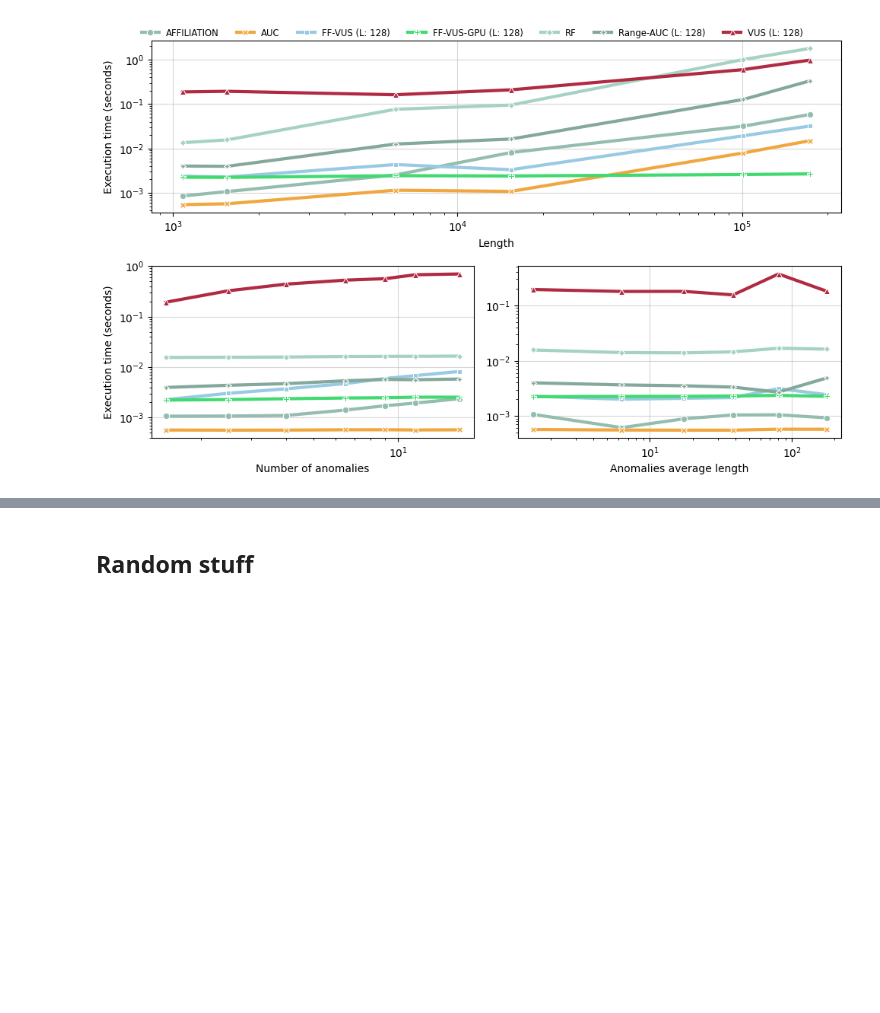
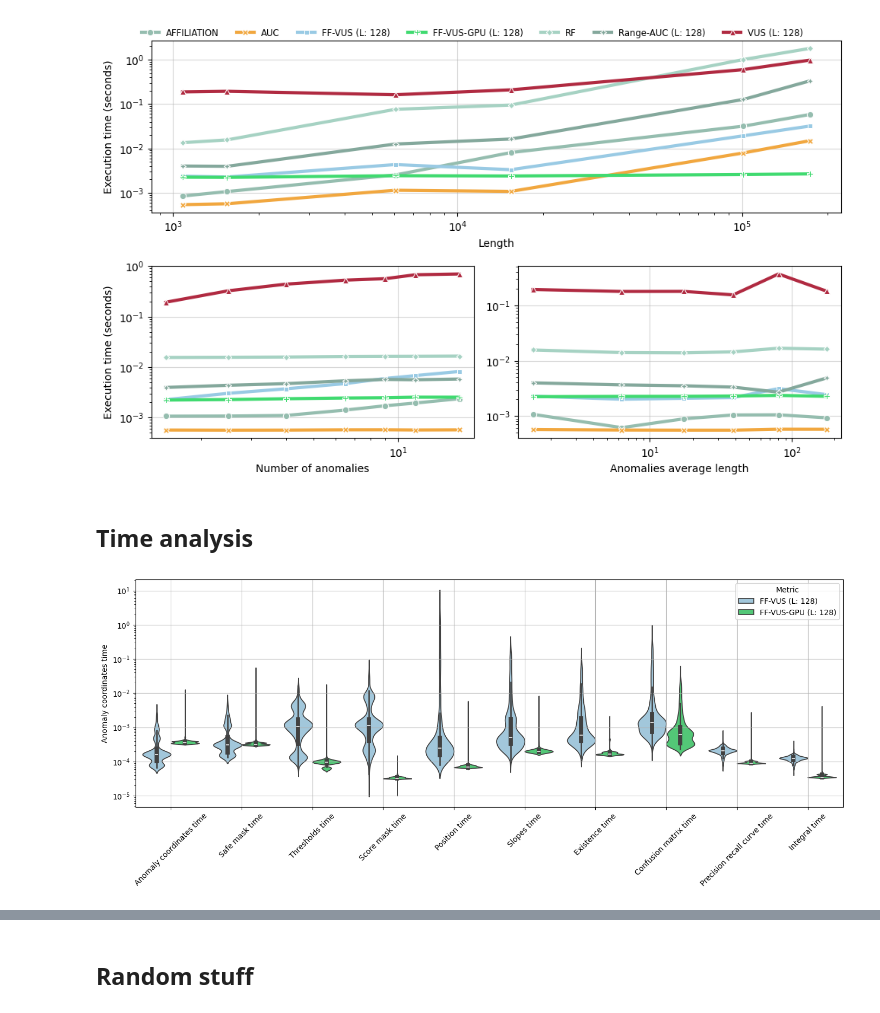
Before and after one commit to sylligardos/ff-vus, a Jupyter notebook: src/notebooks/allmetrics_defparams_tsb.ipynb, the cells around one changed output, grey strips where cells are left out. Saved outputs shown, nothing was run; the diff lists cells and outputs as text; code cells hidden in the pictures; blank space fills up the shorter version.

```diff
--- a/src/notebooks/allmetrics_defparams_tsb.ipynb
+++ b/src/notebooks/allmetrics_defparams_tsb.ipynb
@@ -238,3 +192,22 @@ plt.savefig(os.path.join(save_fig_path, 'exec_time_per_attr.svg'))
 plt.show()
 # %% [output]
 [figure]
+# %% [markdown]
+## Time analysis
+# %%
+time_analysis_cols = [x for x in df.columns if 'time' in x and x != 'Metric time']
+metrics = ['FF-VUS (L: 128)', 'FF-VUS-GPU (L: 128)']
+
+fig, ax = plt.subplots(1, 1, figsize=(14, 6), sharey=True)
+
+curr_df = df[df['Metric'].isin(metrics)]
+for i, col in enumerate(time_analysis_cols):
+    sns.violinplot(curr_df, x=i, y=col, log_scale=True, hue='Metric', legend=(i == 0), palette=color_palette)
+ax.set_xticks(np.arange(len(time_analysis_cols)), time_analysis_cols)
+ax.tick_params(axis='x', rotation=45)
+ax.grid()
+
+plt.tight_layout()
+plt.show()
+# %% [output]
+[figure, added]
```
Also changed, not shown: parts of 6 cells of this notebook, 7 other files.
